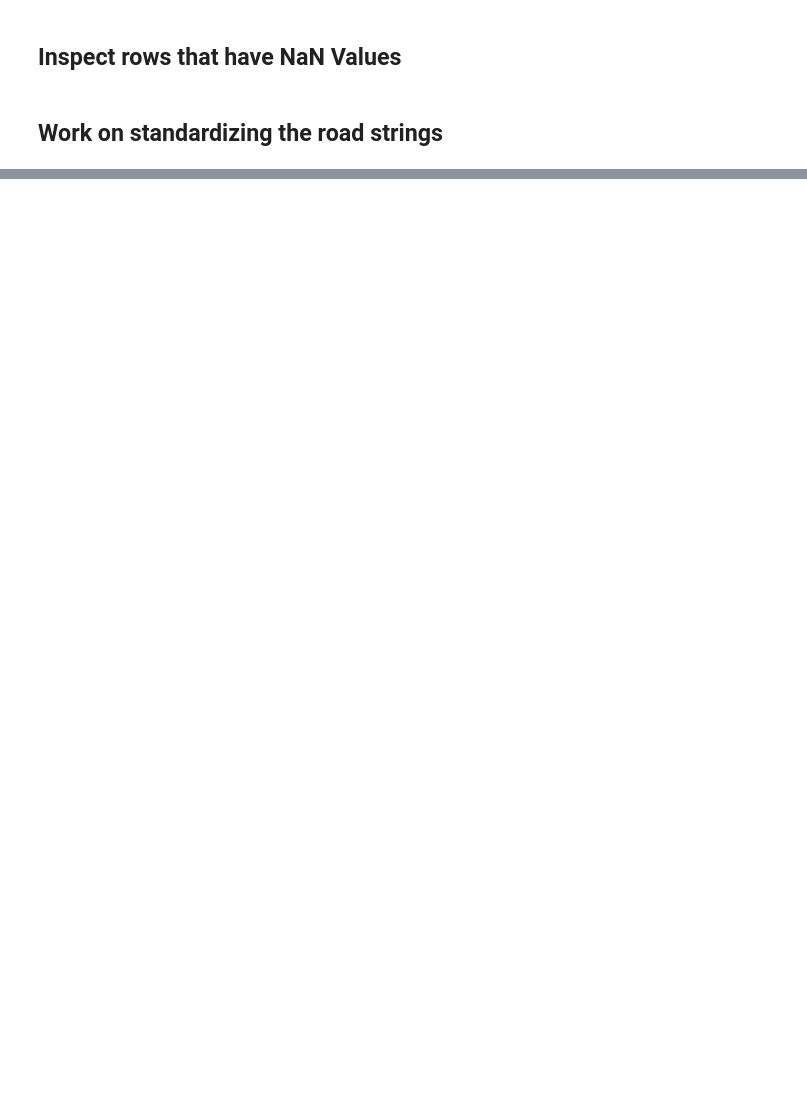
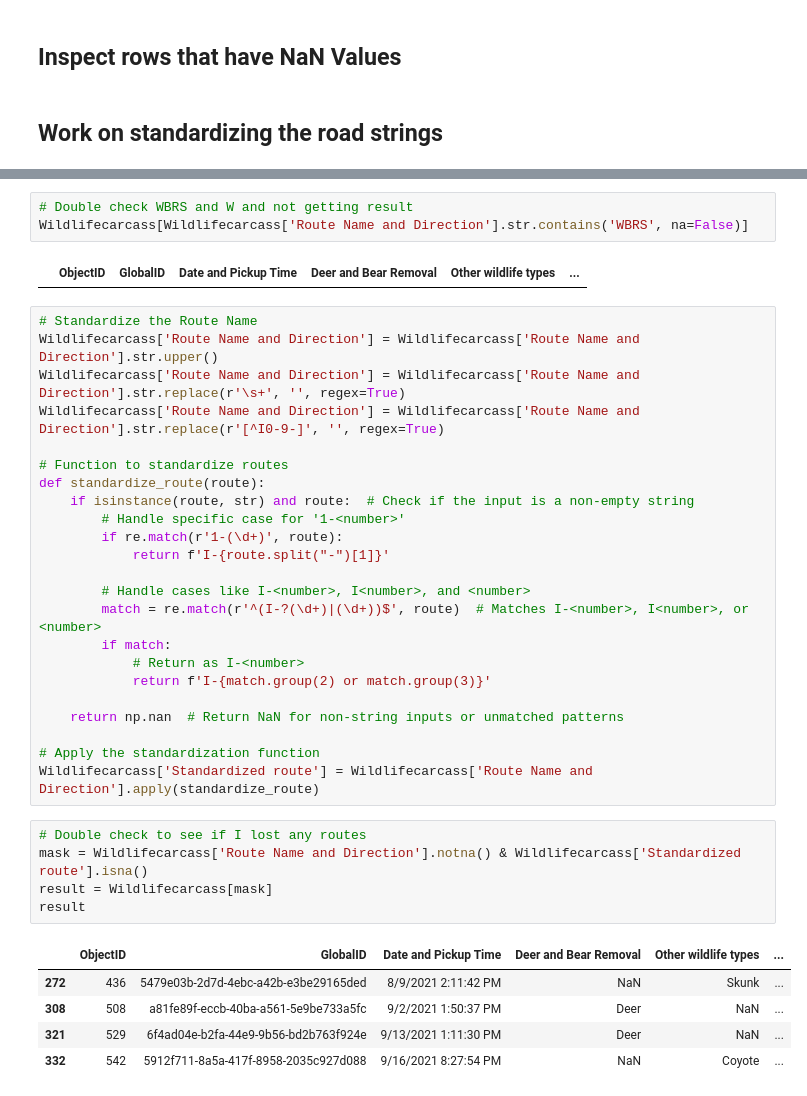
Before and after one commit to code-for-charlottesville/wildlife_collisions, a Jupyter notebook: pipeline_cleaning/VDOT Carcass Removal/vdot_cleaning.ipynb, the cells around one changed output, grey strips where cells are left out. Cells and saved outputs as stored; diff of their text form; blank space fills up the shorter version.

```diff
--- a/pipeline_cleaning/VDOT Carcass Removal/vdot_cleaning.ipynb
+++ b/pipeline_cleaning/VDOT Carcass Removal/vdot_cleaning.ipynb
@@ -126,0 +215,39 @@ Name: count, dtype: int64
+# %%
+# Double check WBRS and W and not getting result
+Wildlifecarcass[Wildlifecarcass['Route Name and Direction'].str.contains('WBRS', na=False)]
+# %% [output]
+|  | ObjectID | GlobalID | Date and Pickup Time | Deer and Bear Removal | Other wildlife types | ... |
+# %%
+# Standardize the Route Name
+Wildlifecarcass['Route Name and Direction'] = Wildlifecarcass['Route Name and Direction'].str.upper()
+Wildlifecarcass['Route Name and Direction'] = Wildlifecarcass['Route Name and Direction'].str.replace(r'\s+', '', regex=True)
+Wildlifecarcass['Route Name and Direction'] = Wildlifecarcass['Route Name and Direction'].str.replace(r'[^I0-9-]', '', regex=True)
+
+# Function to standardize routes
+def standardize_route(route):
+    if isinstance(route, str) and route:  # Check if the input is a non-empty string
+        # Handle specific case for '1-<number>'
+        if re.match(r'1-(\d+)', route):
+            return f'I-{route.split("-")[1]}'
+
+        # Handle cases like I-<number>, I<number>, and <number>
+        match = re.match(r'^(I-?(\d+)|(\d+))$', route)  # Matches I-<number>, I<number>, or <number>
+        if match:
+            # Return as I-<number>
+            return f'I-{match.group(2) or match.group(3)}'
+
+    return np.nan  # Return NaN for non-string inputs or unmatched patterns
+
+# Apply the standardization function
+Wildlifecarcass['Standardized route'] = Wildlifecarcass['Route Name and Direction'].apply(standardize_route)
+# %%
+# Double check to see if I lost any routes
+mask = Wildlifecarcass['Route Name and Direction'].notna() & Wildlifecarcass['Standardized route'].isna()
+result = Wildlifecarcass[mask]
+result
+# %% [output]
+|  | ObjectID | GlobalID | Date and Pickup Time | Deer and Bear Removal | Other wildlife types | ... |
+| 272 | 436 | 5479e03b-2d7d-4ebc-a42b-e3be29165ded | 8/9/2021 2:11:42 PM | NaN | Skunk | ... |
+| 308 | 508 | a81fe89f-eccb-40ba-a561-5e9be733a5fc | 9/2/2021 1:50:37 PM | Deer | NaN | ... |
+| 321 | 529 | 6f4ad04e-b2fa-44e9-9b56-bd2b763f924e | 9/13/2021 1:11:30 PM | Deer | NaN | ... |
+| 332 | 542 | 5912f711-8a5a-417f-8958-2035c927d088 | 9/16/2021 8:27:54 PM | NaN | Coyote | ... |
```
Also changed, not shown: parts of 11 cells of this notebook.
